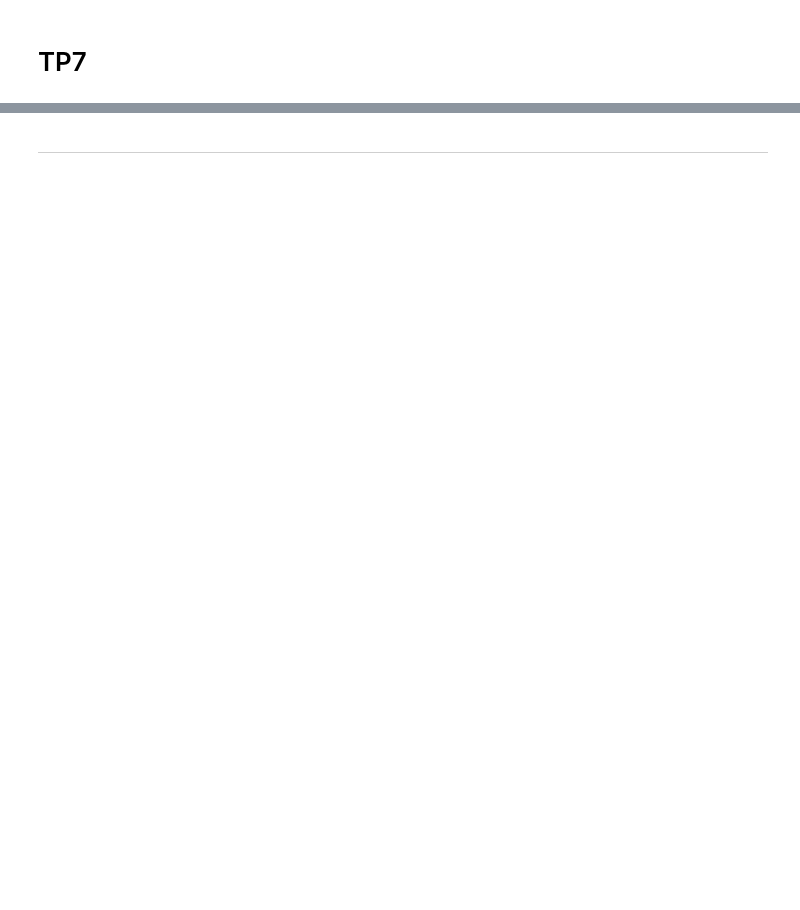
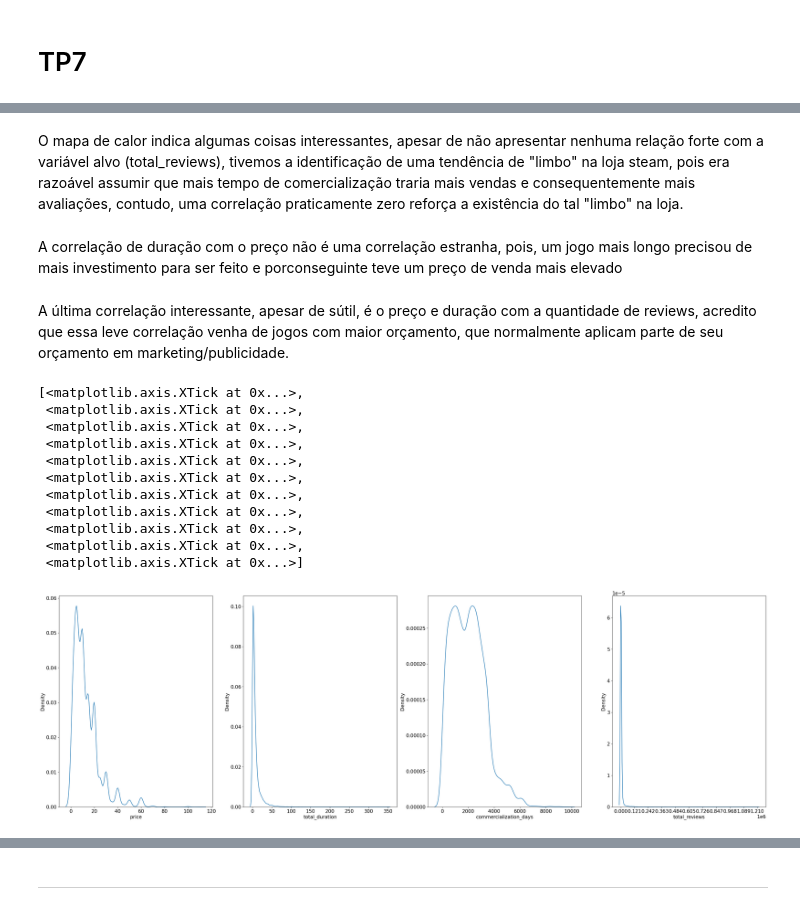
Before and after one commit to Leonidas-Vitor/Steam_Scrapper, a Jupyter notebook: SteamDataset_Inspection.ipynb, the cells around one changed output, grey strips where cells are left out. Cells and saved outputs as stored; diff of their text form; code cells hidden in the pictures; blank space fills up the shorter version.

Commit message:
Primeira análise, identificada a necessidade olhar para mais variáveis e desconsiderar algumas

```diff
--- a/SteamDataset_Inspection.ipynb
+++ b/SteamDataset_Inspection.ipynb
@@ -265,0 +400,27 @@ Name: release_date, dtype: object
+# %% [markdown]
+O mapa de calor indica algumas coisas interessantes, apesar de não apresentar nenhuma relação forte com a variável alvo (total_reviews), tivemos a identificação de uma tendência de "limbo" na loja steam, pois era razoável assumir que mais tempo de comercialização traria mais vendas e consequentemente mais avaliações, contudo, uma correlação praticamente zero reforça a existência do tal "limbo" na loja.
+# %% [markdown]
+A correlação de duração com o preço não é uma correlação estranha, pois, um jogo mais longo precisou de mais investimento para ser feito e porconseguinte teve um preço de venda mais elevado
+# %% [markdown]
+A última correlação interessante, apesar de sútil, é o preço e duração com a quantidade de reviews, acredito que essa leve correlação venha de jogos com maior orçamento, que normalmente aplicam parte de seu orçamento em marketing/publicidade.
+# %%
+fig, axs = plt.subplots(1,4,figsize=[40,12])
+
+sb.kdeplot(data=main_df, x="price",ax=axs[0])
+sb.kdeplot(data=main_df, x="total_duration",ax=axs[1])
+sb.kdeplot(data=main_df, x="commercialization_days",ax=axs[2])
+sb.kdeplot(data=main_df, x="total_reviews",ax=axs[3])
+axs[3].set_xticks(range(0,main_df["total_reviews"].max(),int(main_df["total_reviews"].max()/10)))
+# %% [output]
+[<matplotlib.axis.XTick at 0x...>,
+ <matplotlib.axis.XTick at 0x...>,
+ <matplotlib.axis.XTick at 0x...>,
+ <matplotlib.axis.XTick at 0x...>,
+ <matplotlib.axis.XTick at 0x...>,
+ <matplotlib.axis.XTick at 0x...>,
+ <matplotlib.axis.XTick at 0x...>,
+ <matplotlib.axis.XTick at 0x...>,
+ <matplotlib.axis.XTick at 0x...>,
+ <matplotlib.axis.XTick at 0x...>,
+ <matplotlib.axis.XTick at 0x...>]
+[figure, added]
```
Also changed, not shown: parts of 120 cells of this notebook.
